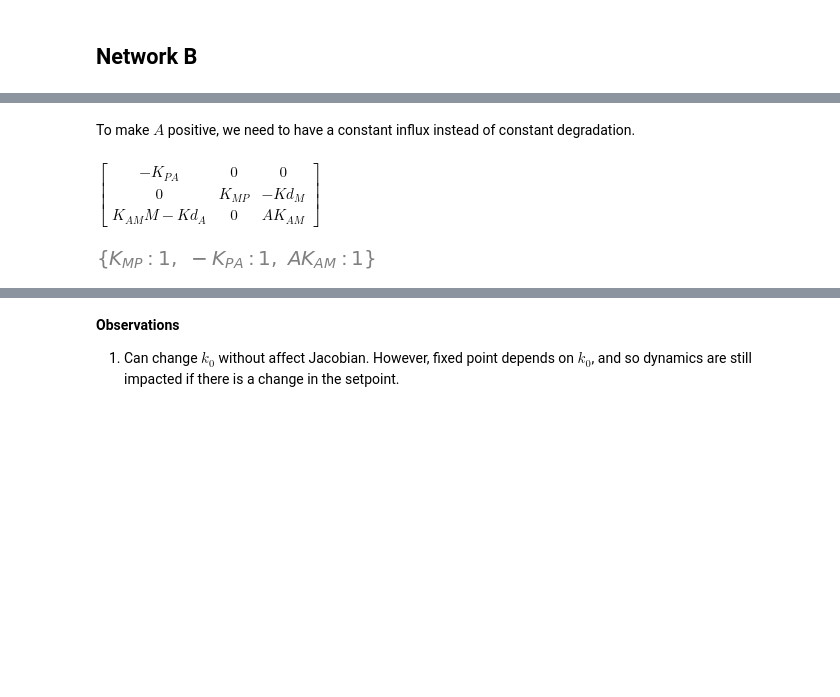
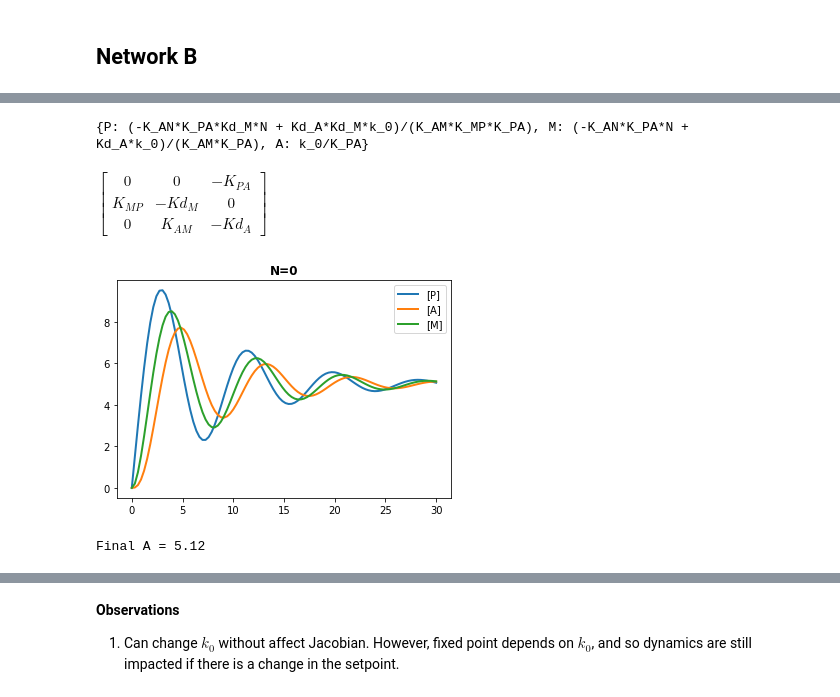
Before and after one commit to sys-bio/ComplexSystems, a Jupyter notebook: notebooks/Integral Control Analysis.ipynb, the cells around one changed output, grey strips where cells are left out. Saved outputs shown, nothing was run; the diff lists cells and outputs as text; code cells hidden in the pictures; blank space fills up the shorter version.

```diff
--- a/notebooks/Integral Control Analysis.ipynb
+++ b/notebooks/Integral Control Analysis.ipynb
@@ -357,12 +430,48 @@ result
-# %% [markdown]
-To make $A$ positive, we need to have a constant influx instead of constant degradation.
-# %%
-jacobianMat = calcJacobian([dP, dM, dA])
-jacobianMat
-# %% [output]
-$\displaystyle \left[\begin{matrix}- K_{PA} & 0 & 0\\0 & K_{MP} & - Kd_{M}\\K_{AM} M - Kd_{A} & 0 & A K_{AM}\end{matrix}\right]$
-# %%
-# Positive eigenvalues?
-jacobianMat.eigenvals()
-# %% [output]
-[figure, removed]
+# %%
+modelInfo = calcModelInfo(equationDct)
+# Fixed points for the model
+for fpInfo in modelInfo.fps:
+    print(fpInfo.fp)
+# %% [output]
+{P: (-K_AN*K_PA*Kd_M*N + Kd_A*Kd_M*k_0)/(K_AM*K_MP*K_PA), M: (-K_AN*K_PA*N + Kd_A*k_0)/(K_AM*K_PA), A: k_0/K_PA}
+# %%
+# Positive eigenvalues?
+subs = dict(SUBS)
+subs[k_0] = 1; subs[K_PA] = 1
+mat = su.evaluate(modelInfo.fps[0].jac, subs=subs, isNumpy=False)
+eigenvals = mat.eigenvals()
+#sympy.simplify(su.evaluate(mat, subs=subs))
+modelInfo.fps[0].jac
+# %% [output]
+$\displaystyle \left[\begin{matrix}0 & 0 & - K_{PA}\\K_{MP} & - Kd_{M} & 0\\0 & K_{AM} & - Kd_{A}\end{matrix}\right]$
+# %%
+# Have a source of A other than N
+NET_B = """
+
+J1: -> P ; k_0
+J3: P -> ; K_PA * A
+J2: -> M; K_MP * P
+J2a: M ->; Kd_M * M
+J4: A -> ; Kd_A * A
+J4a: -> A; K_AM*M
+J5: $N -> A; K_AN * N
+
+$N = 0
+P = 0
+M = 0
+A = 0
+K_AN = 1
+k_0 = 5
+K_MP = 1
+Kd_M = 1
+K_PA = 1
+Kd_A = 1
+K_AM = 1
+"""
+
+rr = te.loada(NET_B)
+rr.plot(rr.simulate(0, 30, 100), title="N=%d" % rr.N)
+print("Final A = %2.2f" % rr.A)
+# %% [output]
+[figure, added]
+Final A = 5.12
```
Also changed, not shown: parts of 33 cells of this notebook.
